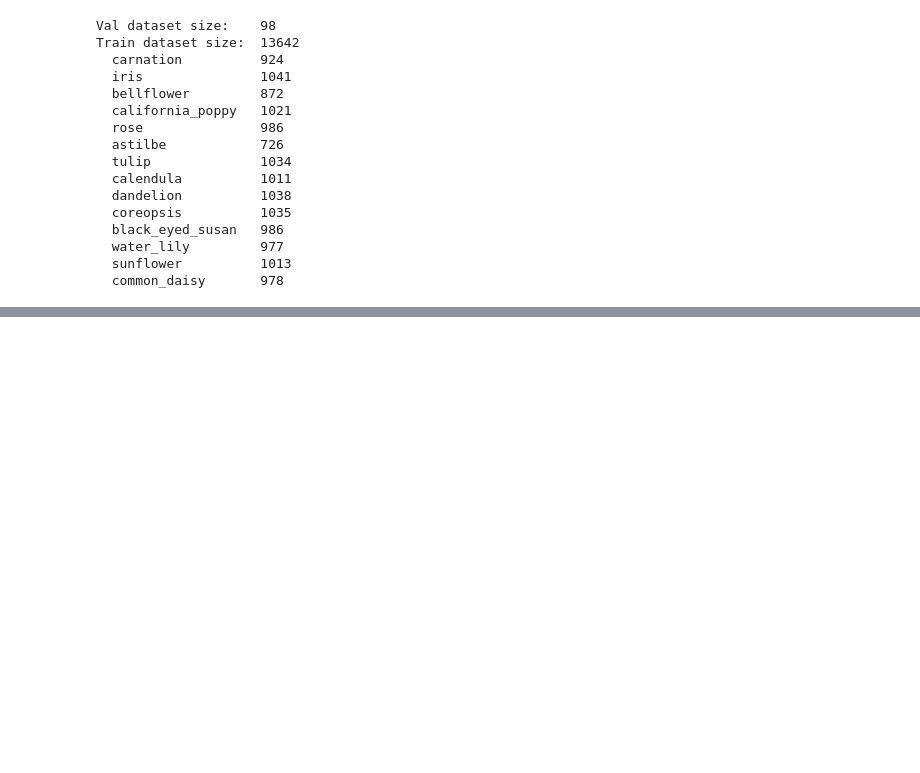
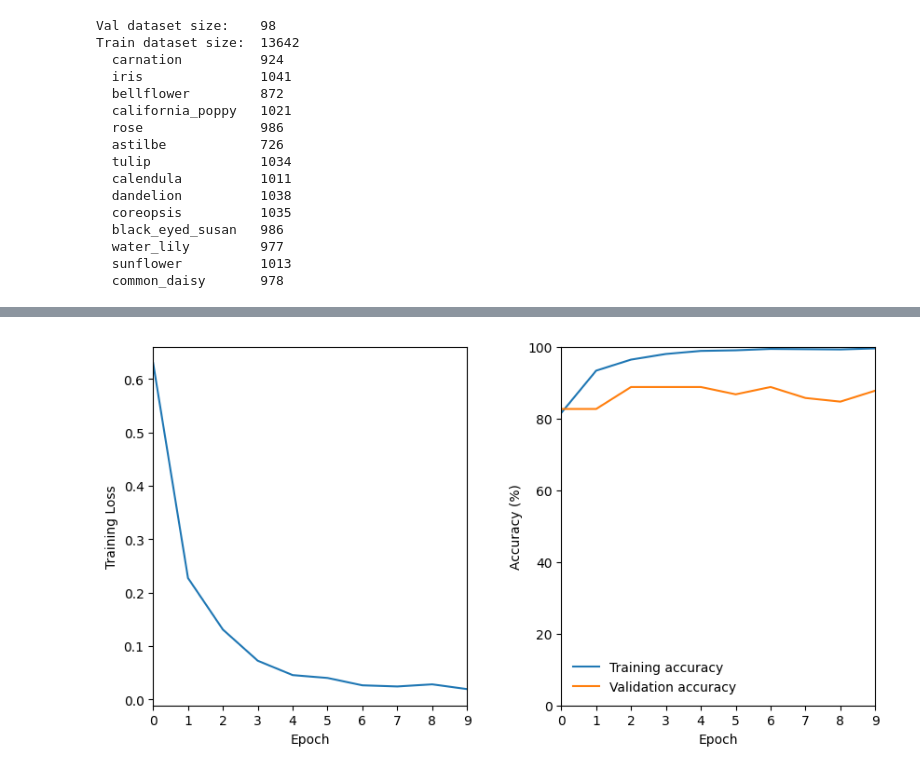
Before and after one commit to Lqvrent/DL-Team09, a Jupyter notebook: train.ipynb, the cells around one changed output, grey strips where cells are left out. Drawn from its saved outputs; the diff is of its cells as text; code cells hidden in the pictures; blank space fills up the shorter version.

Commit message:
feat(model): add training, plotting, saving model

```diff
--- a/train.ipynb
+++ b/train.ipynb
@@ -34,5 +41,4 @@ Seed set to 42
 # %%
-# The Dataset class should be here, it will be used by the DataLoader to train the model
 class MyDataset(Dataset):
     def __init__(self, csv_file, transform=None):
         self.csv_file = csv_file
@@ -55,6 +61,7 @@ class MyDataset(Dataset):
             lines = file.readlines()
             for line in lines[1:]:
                 image_path, category = line.strip().split(',')
+                image_path = os.path.join('dataset', image_path)
                 data.append((image_path, int(category)))
         return data
 
@@ -99,4 +104,11 @@ Train dataset size:  13642
   water_lily         977
   sunflower          1013
   common_daisy       978
+# %%
+net = models.resnet18(weights=default_weights)
+net.fc = nn.Linear(512, num_classes)
+net = net.to(device)
+
+criterion = nn.CrossEntropyLoss()
+optimizer = optim.Adam(net.parameters(), lr=lr)
 # %%
@@ -104,2 +203,24 @@ Train dataset size:  13642
 # %%
-# TODO: Show results
+plt.figure(figsize=(10, 5))
+plt.subplot(1, 2, 1)
+plt.plot(train_loss, label='Training loss')
+plt.xlabel('Epoch')
+plt.ylabel('Training Loss')
+plt.xlim([0, epochs - 1])
+plt.xticks(range(epochs))
+
+plt.subplot(1, 2, 2)
+plt.plot(train_accuracy, label='Training accuracy')
+plt.plot(val_accuracy, label='Validation accuracy')
+plt.legend(frameon=False)
+plt.xlabel('Epoch')
+plt.ylabel('Accuracy (%)')
+plt.ylim([0, 100])
+plt.xlim([0, epochs - 1])
+plt.xticks(range(epochs))
+
+plt.subplots_adjust(wspace=0.3)
+
+plt.show()
+# %% [output]
+[figure, added]
```
Also changed, not shown: parts of 5 cells of this notebook, 2 other files.
